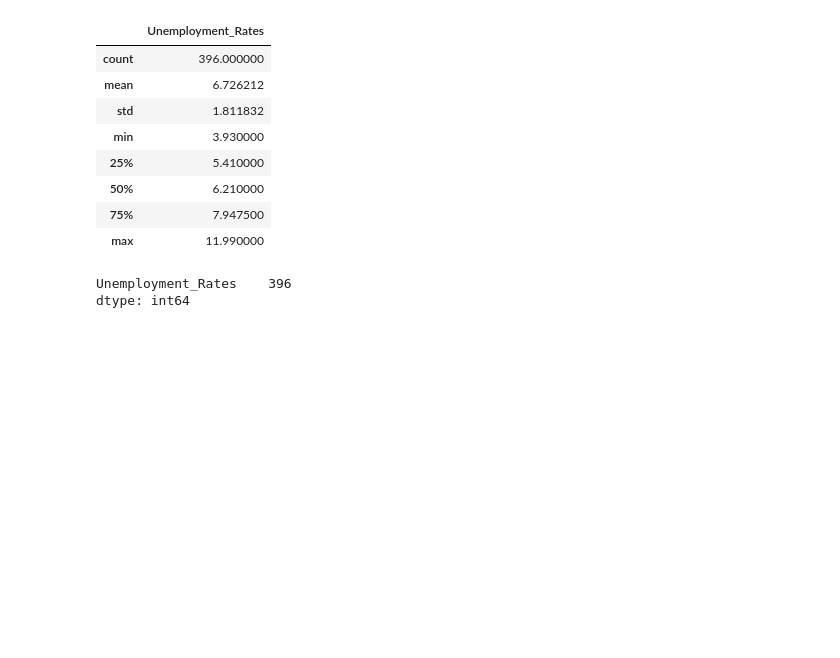
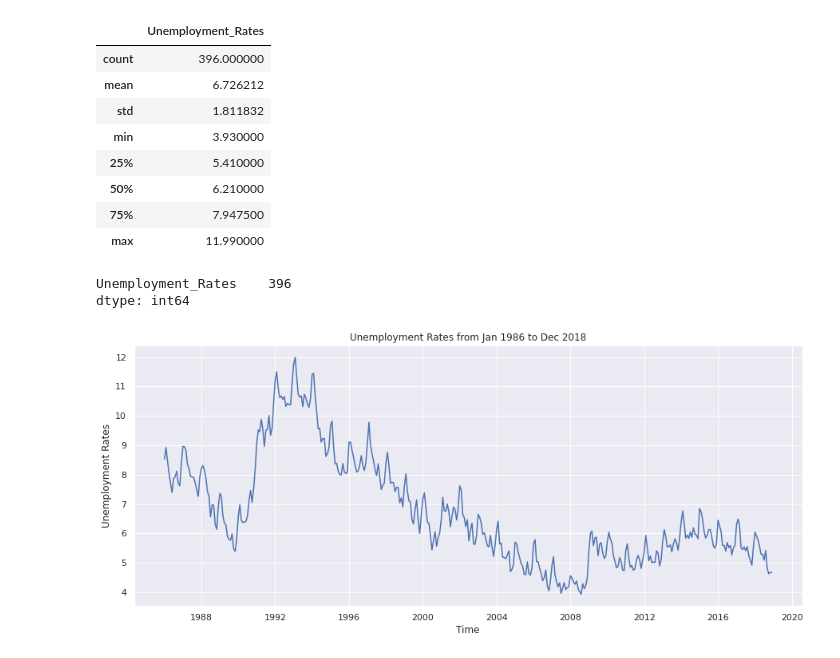
Before and after one commit to Theodin28/QBUS6840, a Jupyter notebook: QBUS_Assign3.ipynb, the cells around one changed output. Drawn from its saved outputs; the diff is of its cells as text; code cells hidden in the pictures; blank space fills up the shorter version.

```diff
--- a/QBUS_Assign3.ipynb
+++ b/QBUS_Assign3.ipynb
@@ -7,8 +7,22 @@ import numpy as np
 import pandas as pd
 import matplotlib.pyplot as plt
 import seaborn as sns
+sns.set()
+
+from sklearn.metrics import r2_score, median_absolute_error, mean_absolute_error
+from sklearn.metrics import median_absolute_error, mean_squared_error, mean_squared_log_error
+m_sqrt_error = mean_squared_error
+from scipy.optimize import minimize
+import statsmodels.tsa.api as smt
+import statsmodels.api as sm
+from matplotlib.pylab import rcParams
+from statsmodels.tsa.seasonal import seasonal_decompose
+
+from tqdm import tqdm_notebook
+
+from itertools import product
 %matplotlib inline
-data = pd.read_csv('UnemploymentRateJan1986-Dec2018.csv',  index_col='Months',  parse_dates=True)
+data = pd.read_csv('UnemploymentRateJan1986-Dec2018.csv')
 # %%
 data.head()
 # %% [output]
@@ -36,3 +50,18 @@ data.isnull().count()
 # %% [output]
 Unemployment_Rates    396
 dtype: int64
+# %%
+
+data['Months']=pd.to_datetime(data['Months'],format='%b-%y')
+data.set_index('Months', inplace=True)
+ts = data['Unemployment_Rates']
+# %%
+from matplotlib.pylab import rcParams
+rcParams['figure.figsize'] = 15, 6
+plt.figure()
+plt.plot(ts)
+plt.title('Unemployment Rates from Jan 1986 to Dec 2018')
+plt.xlabel('Time')
+plt.ylabel('Unemployment Rates');
+# %% [output]
+[figure, added]
```
Also changed, not shown: parts of 6 cells of this notebook.
